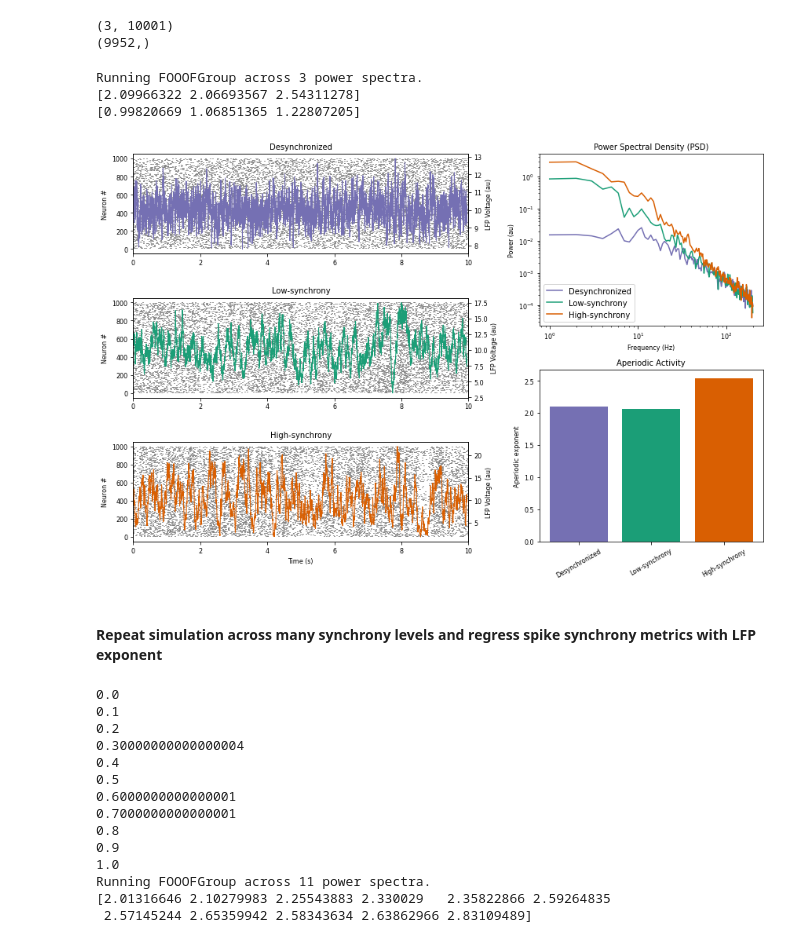
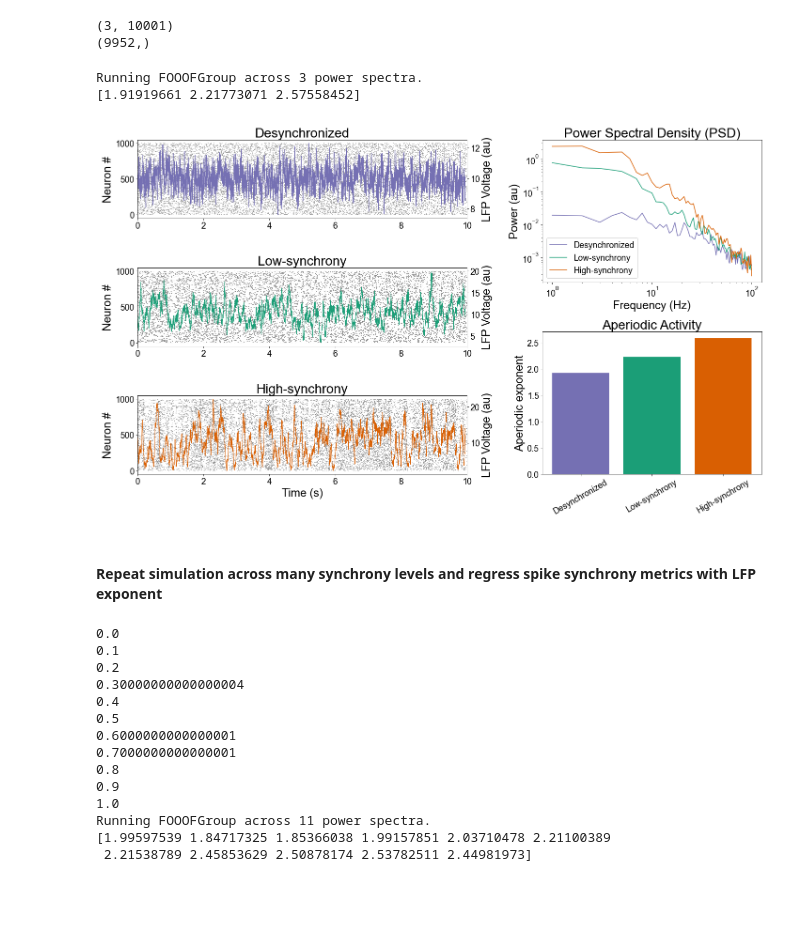
Before and after one commit to mwprestonjr/sfn_2022, a Jupyter notebook: notebooks/panel_1.ipynb, the cells around one changed output. Cells and saved outputs as stored; diff of their text form; code cells hidden in the pictures; blank space fills up the shorter version.

```diff
--- a/notebooks/panel_1.ipynb
+++ b/notebooks/panel_1.ipynb
@@ -52,11 +46,14 @@ from utils import sim_ou_process, comp_exp, convolve_psps
 PATH = "C:/Users/micha/projects/sfn_2022"
 DIR_FIG = PATH + "/figures"
 # %%
-# simulated population settings
+# simulation settings
 FS = 1000 # sampling frequency (1/dt)
 N_SECONDS = 10 # duration of simulation (sec)
 N_NEURONS = 1000 # number of neurons in population
 
+# analysis settings
+F_RANGE = [1,100]
+
 # figure appearance
 plt.style.use(PATH + '/stylelib/sfn_2022.mplstyle')
 COLORS = ["#7570b3", "#1b9e77", "#d95f02"]
@@ -190,13 +137,13 @@ where $\mu$ is the mean firing rate of the neuron, $W$ is white-nosie, $OU$ is t
 # simulate LFP
 coupled = [0, 1, 1]
 coupling_strength = [0, 0.5, 1]
-coupling_min = [0, 0, 0]
 
 pop_spikes = []
 lfps = []
 pop_rates = []
-for cp, cs, cm in zip(coupled, coupling_strength, coupling_min):
-    poisson_spikes, pop_rate, lfp, time = simulate_2_process_lfp(cp, cs, cm)
+for cp, cs in zip(coupled, coupling_strength):
+    poisson_spikes, pop_rate, lfp, time = simulate_2_process_lfp(cp, cs,
+        n_seconds=N_SECONDS, fs=FS, n_neurons=N_NEURONS)
     pop_spikes.append(poisson_spikes)
     pop_rates.append(pop_rate)
     lfps.append(lfp)
@@ -209,30 +156,23 @@ print(lfp.shape)
 (3, 10001)
 (9952,)
 # %%
-# compute psd, exp, and CoV
+# compute psd and exponent
 
 # init
-_, temp = compute_spectrum(lfps[0], FS, f_range=[1,200])
+_, temp = compute_spectrum(lfps[0], FS, f_range=F_RANGE)
 spectra = np.zeros([len(lfps), len(temp)])
 
 # compute psd
 for i_lfp, signal in enumerate(lfps):
-    freq, spectra[i_lfp] = compute_spectrum(signal, FS, f_range=[1,200])
+    freq, spectra[i_lfp] = compute_spectrum(signal, FS, f_range=F_RANGE)
 
 # comp exp
-exp = comp_exp_group(lfps, FS)
+# exp = comp_exp_group(lfps, FS)
+exp = comp_exp(lfps, FS)
 print(exp)
-
-# comp CoV
-cov = np.zeros(len(pop_spikes))
-for ii in range(len(pop_spikes)):
-    all_spikes = np.sort(np.concatenate(pop_spikes[ii]))
-    cov[ii] = comp_cov(all_spikes)
-print(cov)
 # %% [output]
 Running FOOOFGroup across 3 power spectra.
-[2.09966322 2.06693567 2.54311278]
-[0.99820669 1.06851365 1.22807205]
+[1.91919661 2.21773071 2.57558452]
 # %%
 # plot simulation results
 
@@ -240,7 +180,7 @@ Running FOOOFGroup across 3 power spectra.
 labels = ['Desynchronized', 'Low-synchrony', 'High-synchrony']
 
 # create figure and axes
-fig = plt.figure(figsize=[12,8])
+fig = plt.figure(figsize=[20,12])
 
 # set up gridspec
 # spec = gridspec.GridSpec(ncols=5, nrows=6, figure=fig, hspace=0.3, wspace=0.3)
@@ -257,44 +197,43 @@ for ii, ax in enumerate([ax0,ax1,ax2]):
     ax.eventplot(pop_spikes[ii], color='grey')
     ax.set(ylabel='Neuron #')
     ax.set_xlim([0,N_SECONDS])
     # plot LFP
     axr = ax.twinx()
-    axr.plot(time[:len(lfps[0])],lfps[ii], linewidth=1, color=colors[ii])
+    axr.plot(time[:len(lfps[0])],lfps[ii], linewidth=1, color=COLORS[ii])
     axr.set(ylabel='LFP Voltage (au)')
 ax2.set(xlabel='Time (s)', ylabel='Neuron #')
 
 # plot PSD
 for ii in range(len(spectra)):
-    ax3.loglog(freq, spectra[ii], color=colors[ii])
+    ax3.loglog(freq, spectra[ii], color=COLORS[ii])
     ax3.set(xlabel='Frequency (Hz)', ylabel='Power (au)')
 ax3.legend(labels, loc='lower left')
 
 # plot exp barchart
-ax4.bar([0,1,2], exp, color=colors)
+ax4.bar([0,1,2], exp, color=COLORS)
 ax4.set(ylabel='Aperiodic exponent')
 ax4.set_xticks([0,1,2])
 ax4.set_xticklabels(labels, rotation=30)
 
 # set titles
 ax0.set_title('Desynchronized')
 ax1.set_title('Low-synchrony')
 ax2.set_title('High-synchrony')
 ax3.set_title('Power Spectral Density (PSD)')
 ax4.set_title('Aperiodic Activity')
 
 # adjust spcing
 spec.tight_layout(figure=fig, h_pad=1, w_pad=2)
 
 # save
-# plt.savefig(DIR_FIG + '/sim_lfp.png')
+plt.savefig(DIR_FIG + '/panel_1_3levels.png')
 # %% [output]
-[figure, old version]
+[figure, new version]
 # %% [markdown]
 #### Repeat simulation across many synchrony levels and regress spike synchrony metrics with LFP exponent
 # %%
 #  repeat with many levels
 
-# coupling_strength = [0, 0.25, 0.5, 0.75, 1, 1.25, 1.5]#, 1.75, 2]
 coupling_strength = np.linspace(0,1,11)
 coupling_min = np.zeros(len(coupling_strength)) + 0.2
 coupled = np.ones(len(coupling_strength))
@@ -305,13 +244,14 @@ lfps_x = []
 pop_rates_x = []
 for cp, cs, cm in zip(coupled, coupling_strength, coupling_min):
     print(cs)
-    poisson_spikes, pop_rate, lfp, time = simulate_2_process_lfp(cp, cs, cm)
+    poisson_spikes, pop_rate, lfp, time = simulate_2_process_lfp(cp, cs,
+        n_seconds=N_SECONDS, fs=FS, n_neurons=N_NEURONS)
     pop_spikes_x.append(poisson_spikes)
     pop_rates_x.append(pop_rate)
     lfps_x.append(lfp)
 
 # compute exp
-exp = comp_exp_group(np.vstack(lfps_x), FS)
+exp = comp_exp(np.vstack(lfps_x), FS)
 print(exp)
 # %% [output]
 0.0
@@ -326,5 +266,5 @@ print(exp)
 0.9
 1.0
 Running FOOOFGroup across 11 power spectra.
-[2.01316646 2.10279983 2.25543883 2.330029   2.35822866 2.59264835
- 2.57145244 2.65359942 2.58343634 2.63862966 2.83109489]
+[1.99597539 1.84717325 1.85366038 1.99157851 2.03710478 2.21100389
+ 2.21538789 2.45853629 2.50878174 2.53782511 2.44981973]
```
Also changed, not shown: parts of 13 cells of this notebook.
